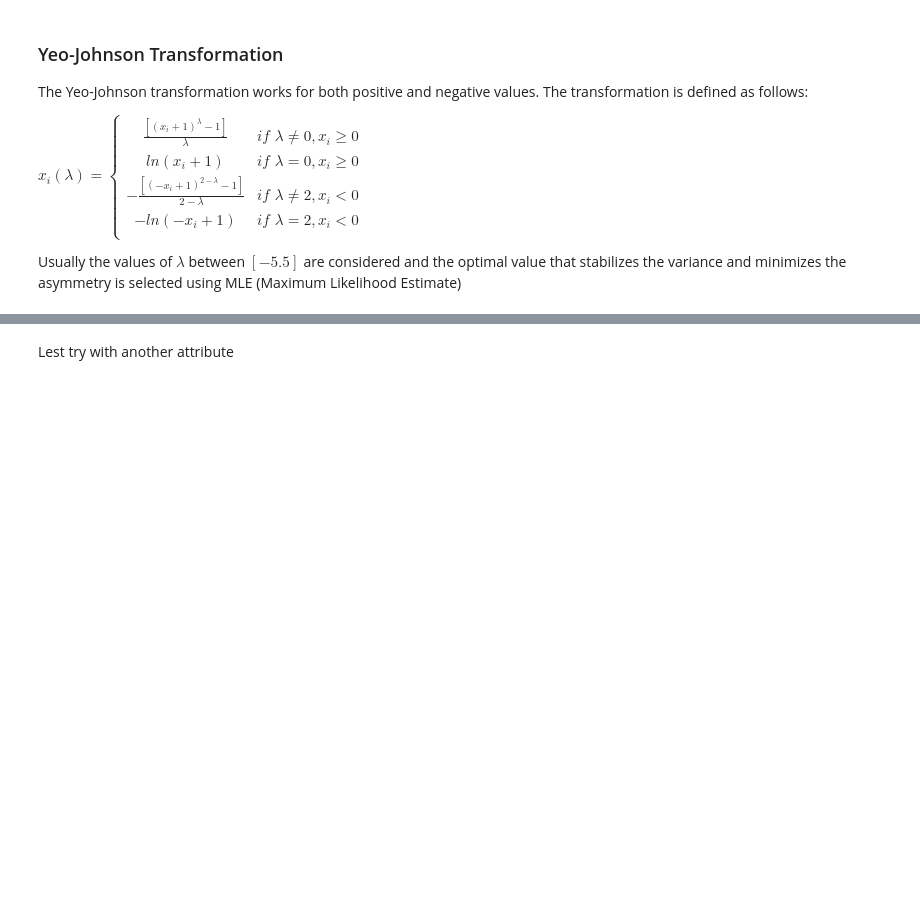
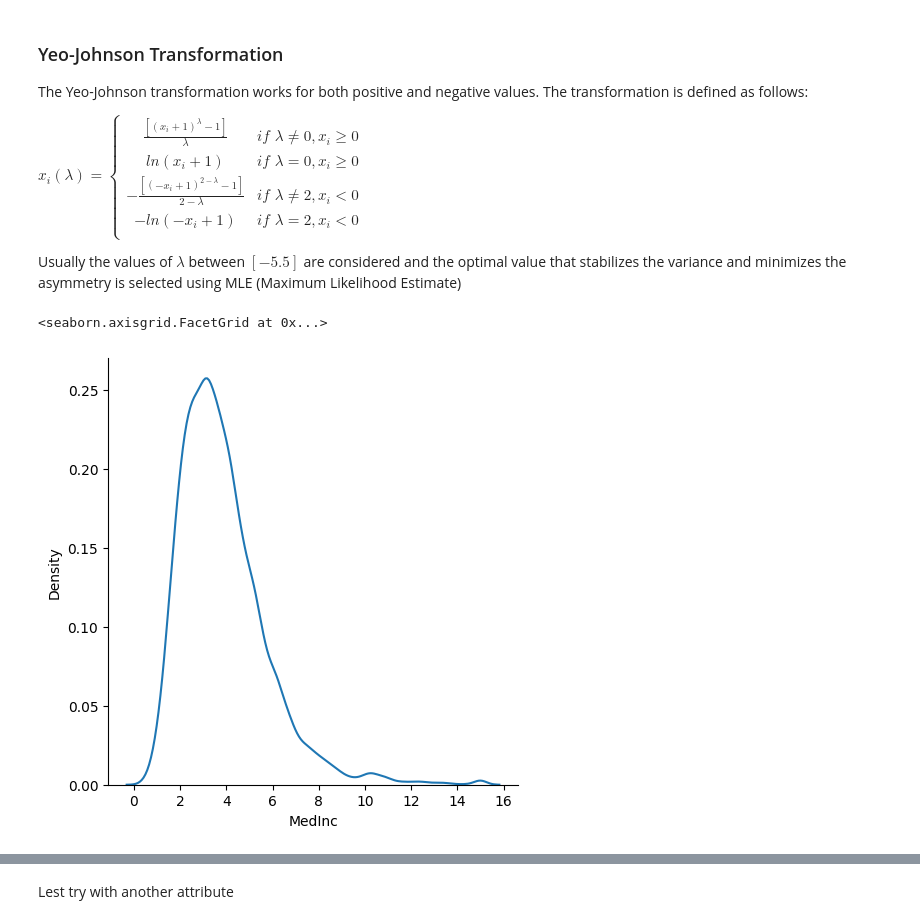
Before and after one commit to jimmynkim/DAEM, a Jupyter notebook: DAEM23_05.ipynb, the cells around one changed output, grey strips where cells are left out. Drawn from its saved outputs; the diff is of its cells as text; code cells hidden in the pictures; blank space fills up the shorter version.

```diff
--- a/DAEM23_05.ipynb
+++ b/DAEM23_05.ipynb
@@ -386,9 +398,12 @@ This method is also sensitive to outliers because they affect both $\mu$ and $\s
+# %%
+sd_scaler = StandardScaler()
+sd_scaler2 = StandardScaler(with_mean=True, with_std=False)
 # %%
 col_name = 'AveRooms'
 trans_col_name = 'AveRooms_sd'
-X_train[trans_col_name]=
-X_train_99[trans_col_name]=
-X_train_99[f'{trans_col_name}_2']=
+X_train[trans_col_name]= sd_scaler.fit_transform(X_train[[col_name]])
+X_train_99[trans_col_name]= sd_scaler.fit_transform(X_train_99[[col_name]])
+X_train_99[f'{trans_col_name}_2']= sd_scaler2.fit_transform(X_train_99[[col_name]])
 # %%
 fig, axes = plt.subplots(ncols=3, figsize=(21,6))
 sns.histplot(data=X_train, x=trans_col_name, ax=axes[0])
@@ -414,8 +438,10 @@ This method is more robust to outliers.
+# %%
+rb_scaler = RobustScaler()
 # %%
 col_name = 'AveRooms'
 trans_col_name = 'AveRooms_rb'
-X_train[trans_col_name]=
-X_train_99[trans_col_name]=
+X_train[trans_col_name]= rb_scaler.fit_transform(X_train[[col_name]])
+X_train_99[trans_col_name]= rb_scaler.fit_transform(X_train_99[[col_name]])
 # %%
 fig, axes = plt.subplots(ncols=2, figsize=(16,6))
 sns.histplot(data=X_train, x=trans_col_name, ax=axes[0], kde=True)
@@ -455,3 +488,8 @@ ln(x_i + 1) & if \, \, \lambda = 0, x_i \geq 0\\
 
 
 Usually the values of $\lambda$ between $[-5.5]$ are considered and the optimal value that stabilizes the variance and minimizes the asymmetry is selected using MLE (Maximum Likelihood Estimate)
+# %%
+sns.displot(data=X_train_99, x='MedInc', kind='kde')
+# %% [output]
+<seaborn.axisgrid.FacetGrid at 0x...>
+[figure, added]
```
Also changed, not shown: parts of 64 cells of this notebook.
